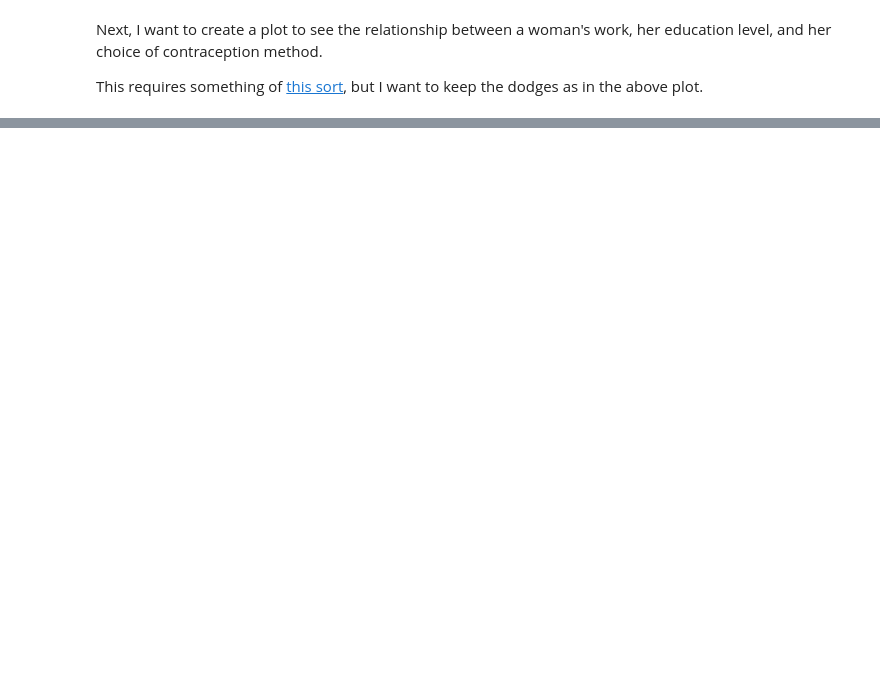
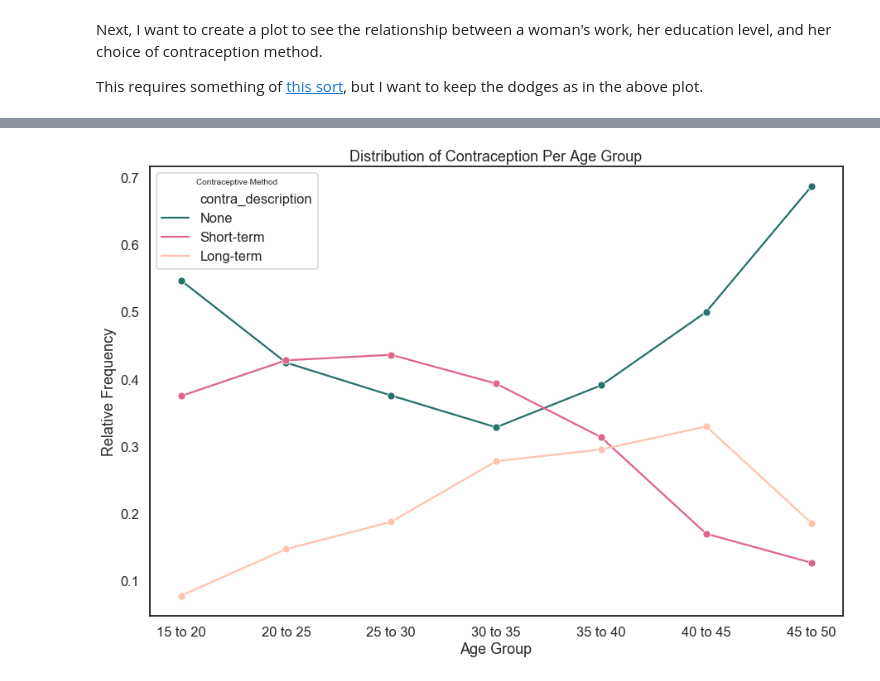
Before and after one commit to palautatan/contraception, a Jupyter notebook: 2-scripts/espejo/1-eda.ipynb, the cells around one changed output, grey strips where cells are left out. Saved outputs shown, nothing was run; the diff lists cells and outputs as text; code cells hidden in the pictures; blank space fills up the shorter version.

```diff
--- a/2-scripts/espejo/1-eda.ipynb
+++ b/2-scripts/espejo/1-eda.ipynb
@@ -246,0 +336,27 @@ educ_work_contra
+# %%
+labels = []
+edges = np.arange(15, 51, 5)
+for ix in range(len(edges)-1):
+    labels.append(str(edges[ix]) + ' to ' + str(edges[ix+1]))
+
+contra['age_bin'] = pd.cut(contra.wife_age, bins=edges, labels=labels)
+age_contra = contra.groupby(['age_bin', 'contraceptive'], as_index=False).size().to_frame().reset_index()
+age_contra = age_contra.rename({0:'count'}, axis=1)
+
+num_in_bins = contra.groupby('age_bin', as_index=False).size()
+age_contra['total'] = np.array(np.repeat(num_in_bins, len(contra['contraceptive'].unique())))
+age_contra['freq'] = age_contra['count'] / age_contra['total']
+
+plt.figure(figsize=(15,10))
+age_contra['contra_description'] = age_contra['contraceptive'].map({0:'None', 1:'Short-term', 2:'Long-term'})
+ax = sns.barplot(x='age_bin',
+            y='freq',
+            hue='contra_description',
+            data=age_contra,
+            palette=['#27706B', '#DF6589', '#FFC3AF'])
+
+
+ax.set(ylabel='Relative Frequency', xlabel='Age Group', title='Distribution of Contraception Per Age Group')
+ax.legend(title='Contraceptive Method')
+plt.savefig('../../4-visuals/bar-contra-per-age.png', dpi=400)
+plt.show();
@@ -246,0 +365,17 @@ educ_work_contra
+# %%
+plt.figure(figsize=(15,10))
+ax = sns.lineplot(x='age_bin',
+             y='freq',
+             hue='contra_description',
+             data=age_contra,
+             palette=['#27706B', '#DF6589', '#FFC3AF'],
+             marker='o')
+
+ax.set(ylabel='Relative Frequency', xlabel='Age Group', title='Distribution of Contraception Per Age Group')
+ax.legend(title='Contraceptive Method')
+
+
+plt.savefig('../../4-visuals/line-contra-per-age.png', dpi=400)
+plt.show()
+# %% [output]
+[figure, added]
```
Also changed, not shown: parts of 50 cells of this notebook, 6 other files.
